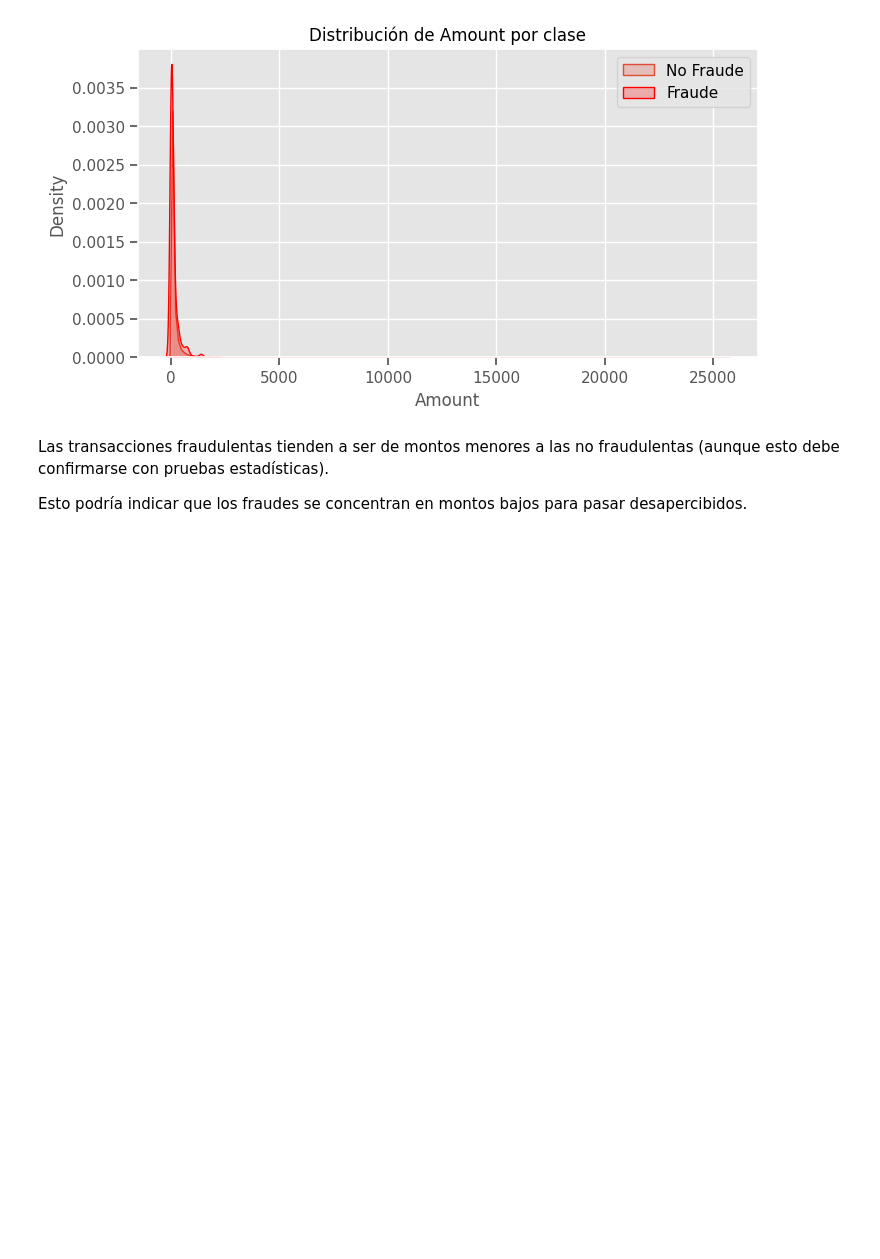
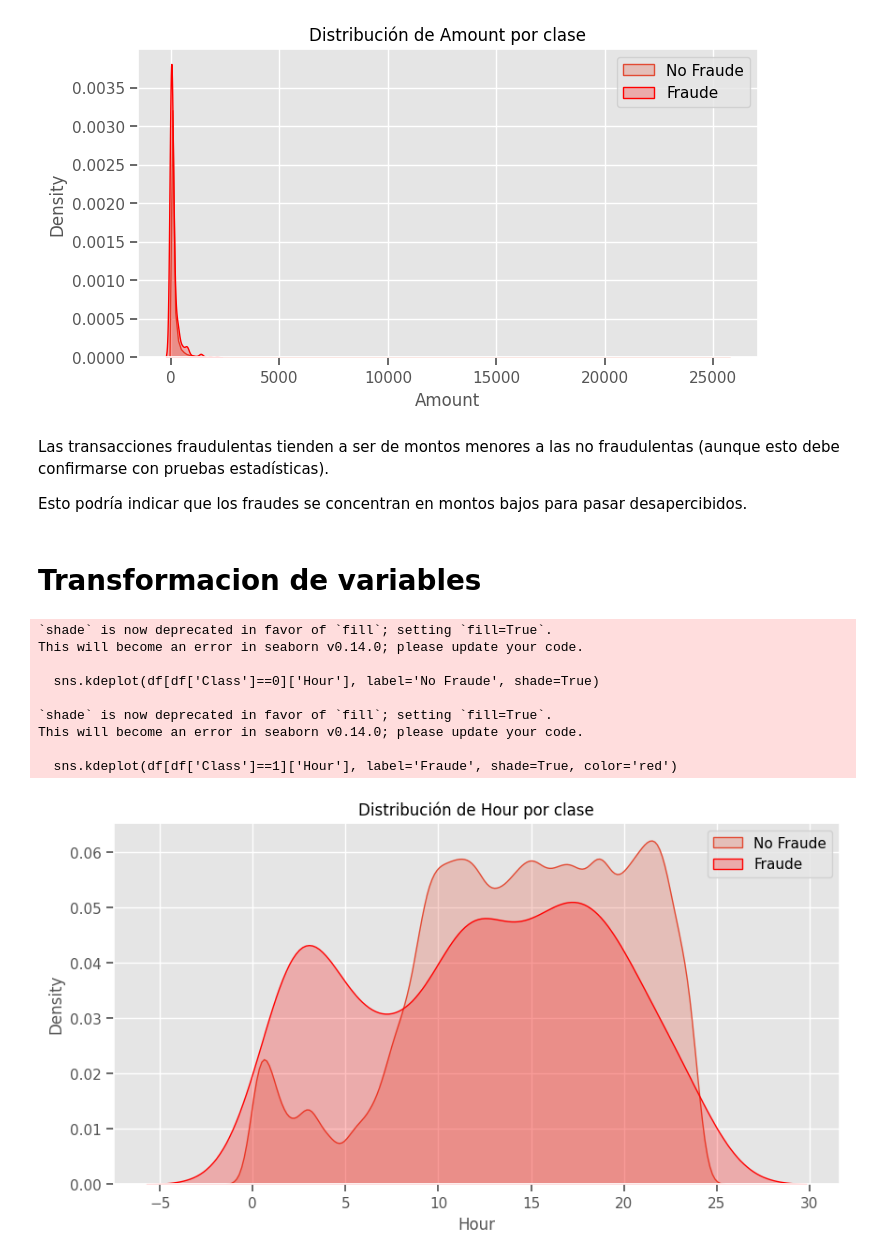
Before and after one commit to nicolaszuleta95/Portfolio, a Jupyter notebook: anomalywatch_credit_fraud/notebooks/01_eda.ipynb, the cells around one changed output. Cells and saved outputs as stored; diff of their text form; code cells hidden in the pictures; blank space fills up the shorter version.

```diff
--- a/anomalywatch_credit_fraud/notebooks/01_eda.ipynb
+++ b/anomalywatch_credit_fraud/notebooks/01_eda.ipynb
@@ -215,3 +215,28 @@ This will become an error in seaborn v0.14.0; please update your code.
 Las transacciones fraudulentas tienden a ser de montos menores a las no fraudulentas (aunque esto debe confirmarse con pruebas estadísticas).
 
 Esto podría indicar que los fraudes se concentran en montos bajos para pasar desapercibidos.
+# %% [markdown]
+# Transformacion de variables
+# %%
+# convertir time en horas del día
+df["Hour"] = (df["Time"] / 3600) % 24
+# %%
+# Distribución de Hour para fraudes y no fraudes
+plt.figure(figsize=(10,5))
+sns.kdeplot(df[df['Class']==0]['Hour'], label='No Fraude', shade=True)
+sns.kdeplot(df[df['Class']==1]['Hour'], label='Fraude', shade=True, color='red')
+plt.title('Distribución de Hour por clase')
+plt.xlabel('Hour')
+plt.legend()
+plt.show()
+# %% [output]
+`shade` is now deprecated in favor of `fill`; setting `fill=True`.
+This will become an error in seaborn v0.14.0; please update your code.
+
+  sns.kdeplot(df[df['Class']==0]['Hour'], label='No Fraude', shade=True)
+
+`shade` is now deprecated in favor of `fill`; setting `fill=True`.
+This will become an error in seaborn v0.14.0; please update your code.
+
+  sns.kdeplot(df[df['Class']==1]['Hour'], label='Fraude', shade=True, color='red')
+[figure, added]
```
Also changed, not shown: parts of 4 cells of this notebook, 1 other file.
